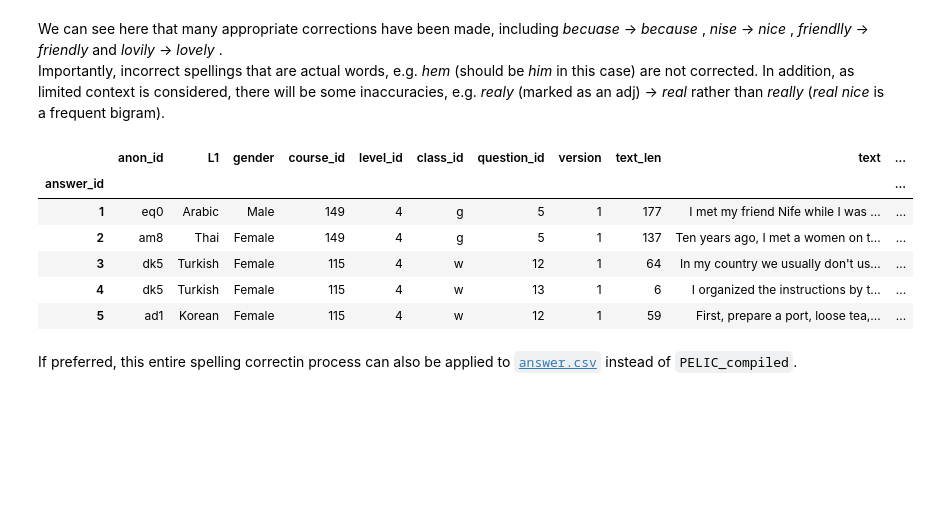
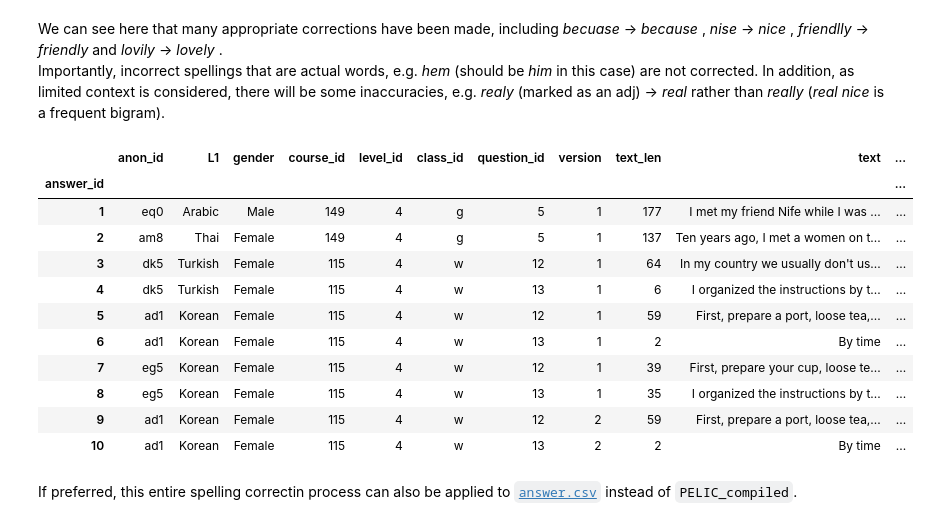
Before and after one commit to ELI-Data-Mining-Group/PELIC-spelling, a Jupyter notebook: PELIC_spelling.ipynb, the cells around one changed output. Drawn from its saved outputs; the diff is of its cells as text; code cells hidden in the pictures; blank space fills up the shorter version.

```diff
--- a/PELIC_spelling.ipynb
+++ b/PELIC_spelling.ipynb
@@ -198,3 +198,9 @@ contractions = {"'ll","'ve","n't","'m","'s","'d","'re","'ve"}
 with open('contractions.txt', 'w') as f:
     for item in contractions:
         f.write("%s\n" % item)
+# %%
+# Reading in 'all_names' file
+
+all_names = set(open("all_names.txt", "r").read().split('\n'))
+all_names = {x.capitalize() for x in all_names}
+print(random.sample(all_names,5))
@@ -310,3 +319,7 @@ non_words.misspelled_words = non_words.misspelled_words.apply(lambda row: [x for
+# %%
+# Removing names from names list words
+all_names = {y.lower() for y in all_names}
+non_words.misspelled_words = non_words.misspelled_words.apply(lambda row: [x for x in row if x[0] not in all_names])
 # %%
 # Checking affect of removal
 
@@ -1022,15 +1039,20 @@ print(pelic_df.loc[pelic_df.text.str.contains('becuase')].iloc[1,12]) #corrected
 We can see here that many appropriate corrections have been made, including _becuase_ -> _because_ , _nise_ -> _nice_ , _friendlly_ -> _friendly_ and _lovily_ -> _lovely_ .
 Importantly, incorrect spellings that are actual words, e.g. _hem_ (should be _him_ in this case) are not corrected. In addition, as limited context is considered, there will be some inaccuracies, e.g. _realy_ (marked as an adj) -> _real_ rather than _really_ (_real nice_ is a frequent bigram).
 # %%
-pelic_df.head()
+pelic_df.head(10)
 # %% [output]
 |  | anon_id | L1 | gender | course_id | level_id | class_id | question_id | version | text_len | text | ... |
 | answer_id |  |  |  |  |  |  |  |  |  |  | ... |
 | 1 | eq0 | Arabic | Male | 149 | 4 | g | 5 | 1 | 177 | I met my friend Nife while I was ... | ... |
 | 2 | am8 | Thai | Female | 149 | 4 | g | 5 | 1 | 137 | Ten years ago, I met a women on t... | ... |
 | 3 | dk5 | Turkish | Female | 115 | 4 | w | 12 | 1 | 64 | In my country we usually don't us... | ... |
 | 4 | dk5 | Turkish | Female | 115 | 4 | w | 13 | 1 | 6 | I organized the instructions by t... | ... |
 | 5 | ad1 | Korean | Female | 115 | 4 | w | 12 | 1 | 59 | First, prepare a port, loose tea,... | ... |
+| 6 | ad1 | Korean | Female | 115 | 4 | w | 13 | 1 | 2 | By time | ... |
+| 7 | eg5 | Korean | Female | 115 | 4 | w | 12 | 1 | 39 | First, prepare your cup, loose te... | ... |
+| 8 | eg5 | Korean | Female | 115 | 4 | w | 13 | 1 | 35 | I organized the instructions by t... | ... |
+| 9 | ad1 | Korean | Female | 115 | 4 | w | 12 | 2 | 59 | First, prepare a port, loose tea,... | ... |
+| 10 | ad1 | Korean | Female | 115 | 4 | w | 13 | 2 | 2 | By time | ... |
 # %%
 # Write out new PELIC_compiled.csv
 
```
Also changed, not shown: parts of 26 cells of this notebook, 5 other files.
